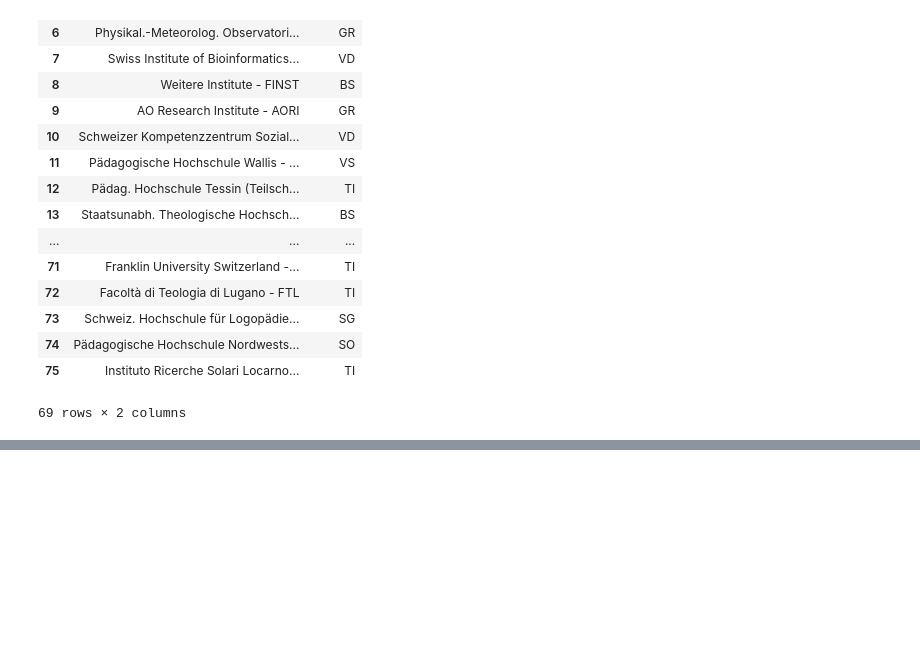
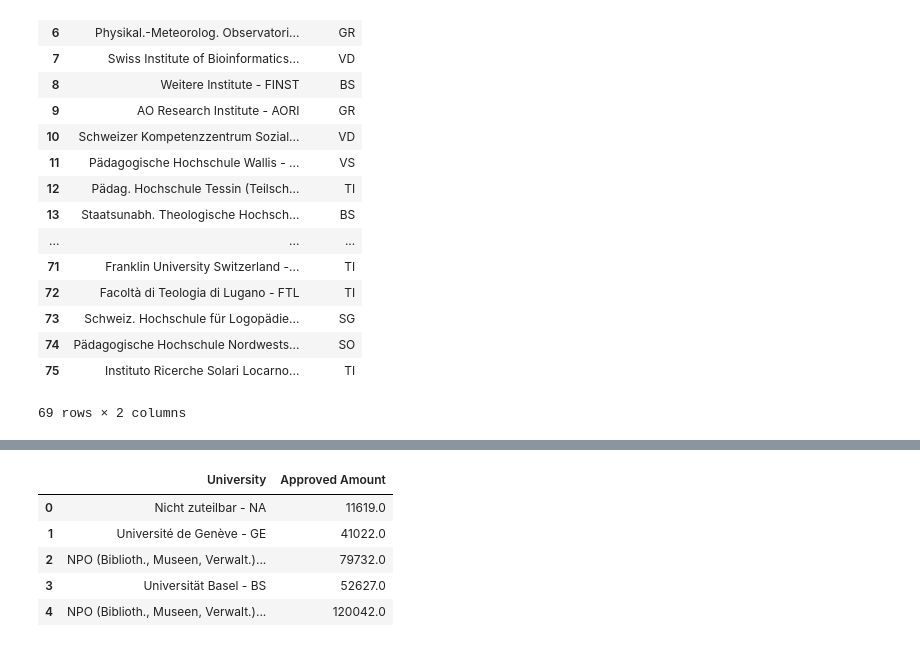
Before and after one commit to amirsh/ada-ana, a Jupyter notebook: HW3-notebooks/HW3.ipynb, the cells around one changed output, grey strips where cells are left out. Drawn from its saved outputs; the diff is of its cells as text; code cells hidden in the pictures; blank space fills up the shorter version.

```diff
--- a/HW3-notebooks/HW3.ipynb
+++ b/HW3-notebooks/HW3.ipynb
@@ -367,2 +368,11 @@ canton_amount.size
 # %%
 canton_amount.to_csv('data/canton_amount.csv')
+# %%
+test_data_1.head()
+# %% [output]
+|  | University | Approved Amount |
+| 0 | Nicht zuteilbar - NA | 11619.0 |
+| 1 | Université de Genève - GE | 41022.0 |
+| 2 | NPO (Biblioth., Museen, Verwalt.)... | 79732.0 |
+| 3 | Universität Basel - BS | 52627.0 |
+| 4 | NPO (Biblioth., Museen, Verwalt.)... | 120042.0 |
```
Also changed, not shown: parts of 6 cells of this notebook, 1 other file.
